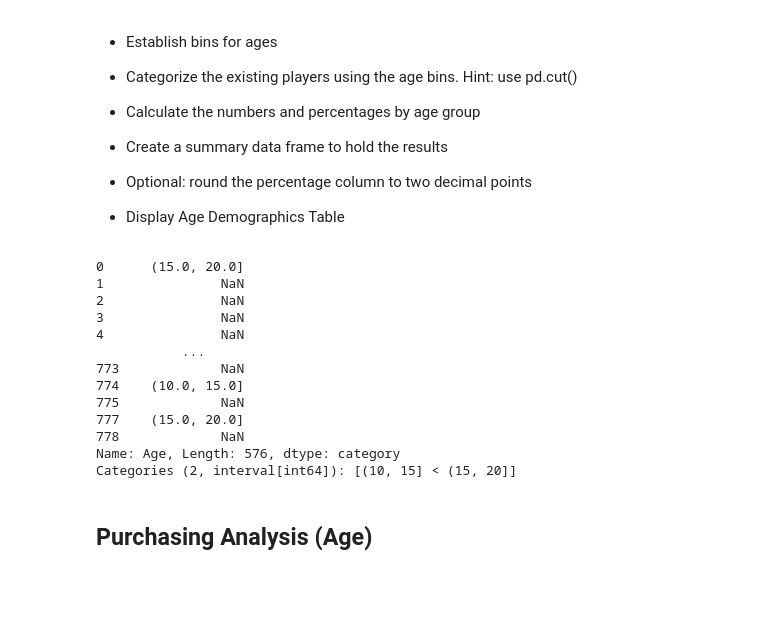
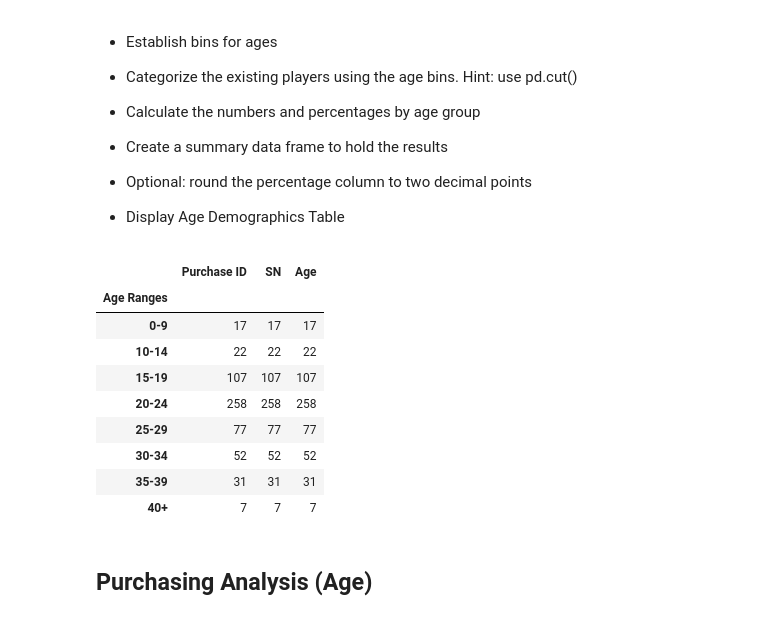
Before and after one commit to Sunny419-hub/pandas-challenge, a Jupyter notebook: HeroesOfPymoli/HeroesOfPymoli.ipynb, the cells around one changed output. Cells and saved outputs as stored; diff of their text form; code cells hidden in the pictures; blank space fills up the shorter version.

```diff
--- a/HeroesOfPymoli/HeroesOfPymoli.ipynb
+++ b/HeroesOfPymoli/HeroesOfPymoli.ipynb
@@ -158,26 +158,48 @@ purchasing_gender
 
 * Display Age Demographics Table
 # %%
-#New dataframe
-ages = purchase_data.drop_duplicates(subset="SN")["Age"]
+ages_df = purchase_data[["Purchase ID", "SN", "Age"]]
+
+#age_demo = pd.DataFrame(ages_df.drop_duplicates(subset="SN")
+
+ages_demo = ages_df[["Purchase ID", "SN", "Age"]]
 
 # Create the bins in which Data will be held
-bins = [0,9,14,19,24,29,34,39]
-age_ranges_names = ["<10", "10-14","15-19","20-24","25-29","30-34","35-39","40+"]
+
+bins = [0,9,14,19,24,29,34,39,41]
+
+age_ranges_names = ["0-9","10-14","15-19","20-24","25-29","30-34","35-39", "40+"]
+
+#ages_demo ["Total Count"] = ages_demo["Purchase ID"].count()
+
+ages_demo["Age Ranges"] = pd.cut(ages_demo["Age"], bins, labels=age_ranges_names, include_lowest=True)
+
+ages_demo = ages_demo.drop_duplicates(subset="SN")
+ages_demo = ages_demo.groupby(["Age Ranges"]).count()
+
+ages_demo["Total Count"] = ages_demo["Purchase ID"]
+
+# Calculate percentage
+#ages_demo["Percentage of Players"] = (ages_demo["Total Count"]/players_count)*100
+
+#ages_demo = ages_demo.groupby("Age Ranges")
+#ages_demo.max()
+
+
+#New dataframe
+
+#ages = purchase_data.drop_duplicates(subset="SN")
 # %% [output]
-0      (15.0, 20.0]
-1               NaN
-2               NaN
-3               NaN
-4               NaN
-           ...
-773             NaN
-774    (10.0, 15.0]
-775             NaN
-777    (15.0, 20.0]
-778             NaN
-Name: Age, Length: 576, dtype: category
-Categories (2, interval[int64]): [(10, 15] < (15, 20]]
+|  | Purchase ID | SN | Age |
+| Age Ranges |  |  |  |
+| 0-9 | 17 | 17 | 17 |
+| 10-14 | 22 | 22 | 22 |
+| 15-19 | 107 | 107 | 107 |
+| 20-24 | 258 | 258 | 258 |
+| 25-29 | 77 | 77 | 77 |
+| 30-34 | 52 | 52 | 52 |
+| 35-39 | 31 | 31 | 31 |
+| 40+ | 7 | 7 | 7 |
 # %% [markdown]
 ## Purchasing Analysis (Age)
 # %% [markdown]
```
Also changed, not shown: parts of 1 cell of this notebook.
